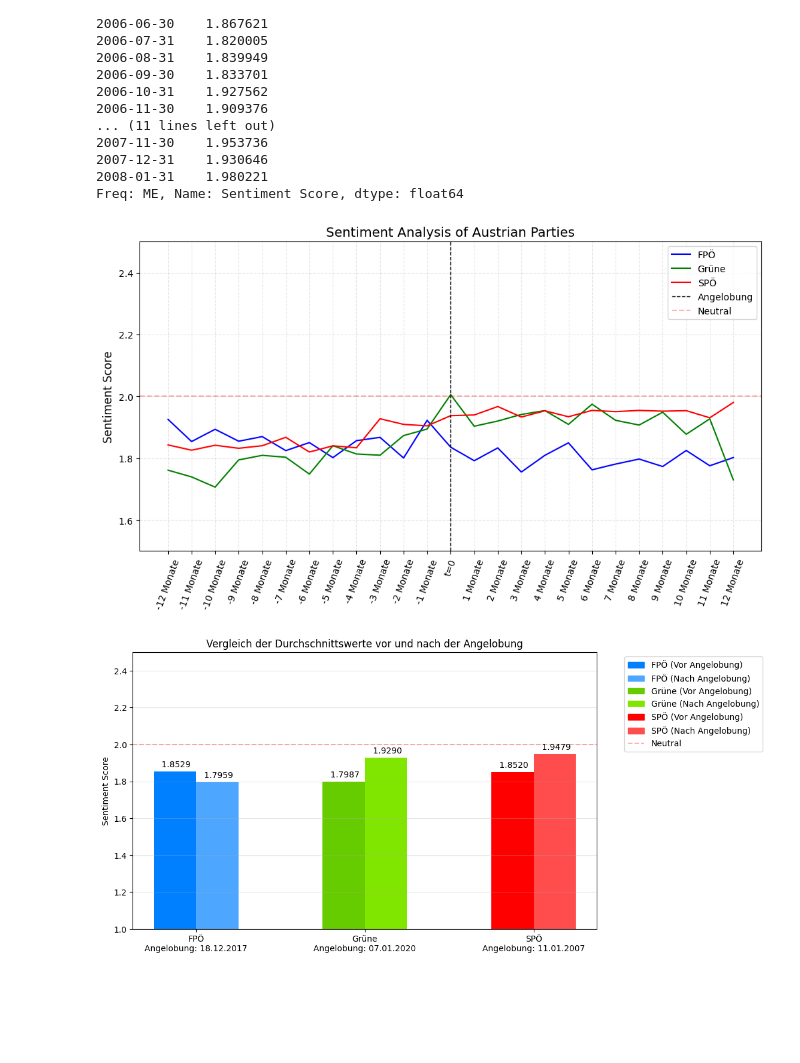
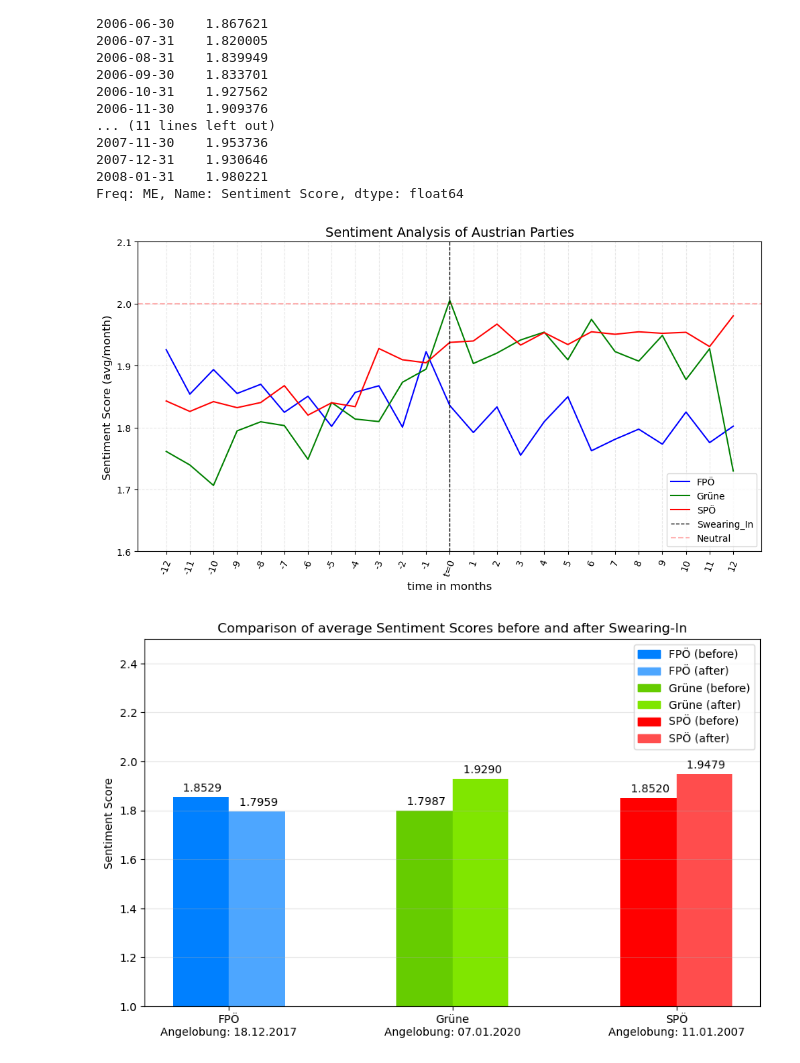
Before and after one commit to tomwalchhofer/fcss_group_project, a Jupyter notebook: analyse.ipynb, the cells around one changed output. Saved outputs shown, nothing was run; the diff lists cells and outputs as text; code cells hidden in the pictures; blank space fills up the shorter version.

```diff
--- a/analyse.ipynb
+++ b/analyse.ipynb
@@ -266,34 +266,35 @@ Freq: ME, Name: Sentiment Score, dtype: float64
 # %%
 x_values = list(range(-12, 13))
 for idx, x in enumerate(x_values):
     if x == 0:
         x_values[idx] = 't=0'
     else:
-        x_values[idx] = str(x_values[idx]) + ' Monate'
+        x_values[idx] = str(x_values[idx]) #+ ' Monate'
 
 
 plt.figure(figsize=(12, 6))
 
 plt.plot(x_values, fpoe_gesamt_monat.values, linestyle='-', color='b', label='FPÖ')
 plt.plot(x_values, gruene_gesamt_monat.values, linestyle='-', color='g', label='Grüne' )
 plt.plot(x_values, spoe_gesamt_monat.values, linestyle='-', color='r', label='SPÖ' )
 
 # Diagrammbeschriftungen und Titel
 plt.title('Sentiment Analysis of Austrian Parties', fontsize=14)
-plt.ylabel('Sentiment Score', fontsize=12)
-plt.axvline(x="t=0", color='black', linestyle='--', linewidth=1, label="Angelobung")
-plt.ylim(1.5, 2.5)
+plt.ylabel('Sentiment Score (avg/month)', fontsize=12)
+plt.xlabel('time in months', fontsize=12)
+plt.axvline(x="t=0", color='black', linestyle='--', linewidth=1, label="Swearing_In")
+plt.ylim(1.6, 2.1)
 plt.axhline(y=2, color='red', linestyle='--', alpha=.3, label='Neutral')
 plt.tick_params(axis='x', rotation=70)
 
 # Gitter und Legende hinzufügen
 plt.grid(True, linestyle='--', alpha=.3)
 plt.legend(fontsize=10)
 
 # Diagramm anzeigen
 plt.show()
 # %% [output]
-[figure, old version]
+[figure, new version]
 # %%
 avg_dict = {'FPÖ': [fpoe_davor_avg, fpoe_danach_avg],
             'Grüne': [gruene_davor_avg ,gruene_danach_avg],
@@ -325,22 +326,22 @@ werte_bars(bar_danach)
 
 legende_elemente = []
 for i, (partei, farbie) in enumerate(zip(avg_dict.keys(), zip(farben_davor, farben_danach))):
-    legende_elemente.append(plt.Rectangle((0,0),1,1, color=farben_davor[i], label=f'{partei} (Vor Angelobung)'))
-    legende_elemente.append(plt.Rectangle((0,0),1,1, color=farben_danach[i], label=f'{partei} (Nach Angelobung)'))
+    legende_elemente.append(plt.Rectangle((0,0),1,1, color=farben_davor[i], label=f'{partei} (before)'))
+    legende_elemente.append(plt.Rectangle((0,0),1,1, color=farben_danach[i], label=f'{partei} (after)'))
 
-legende_elemente.append(plt.Line2D([0], [0], color='red', linestyle='--', alpha=.3, label='Neutral'))
+#legende_elemente.append(plt.Line2D([0], [0], color='red', linestyle='--', alpha=.3, label='Neutral'))
 
 x_elemente = ['FPÖ\nAngelobung: 18.12.2017', 'Grüne\nAngelobung: 07.01.2020', 'SPÖ\nAngelobung: 11.01.2007']
 
 ax.set_ylabel('Sentiment Score')
-ax.set_title('Vergleich der Durchschnittswerte vor und nach der Angelobung')
+ax.set_title('Comparison of average Sentiment Scores before and after Swearing-In')
 ax.set_xticks(bar_position)
 ax.set_xticklabels(x_elemente)
-plt.axhline(y=2, color='red', linestyle='--', alpha=.3, label='Neutral')
-plt.legend(handles=legende_elemente, bbox_to_anchor=(1.05, 1))
+#plt.axhline(y=2, color='red', linestyle='--', alpha=.3, label='Neutral')
+plt.legend(handles=legende_elemente, bbox_to_anchor=(1, 1))
 plt.ylim(1, 2.5)
 plt.grid(axis='y', alpha=.3)
 
 plt.show()
 # %% [output]
-[figure, old version]
+[figure, new version]
```
Also changed, not shown: parts of 7 cells of this notebook, 8 other files.
